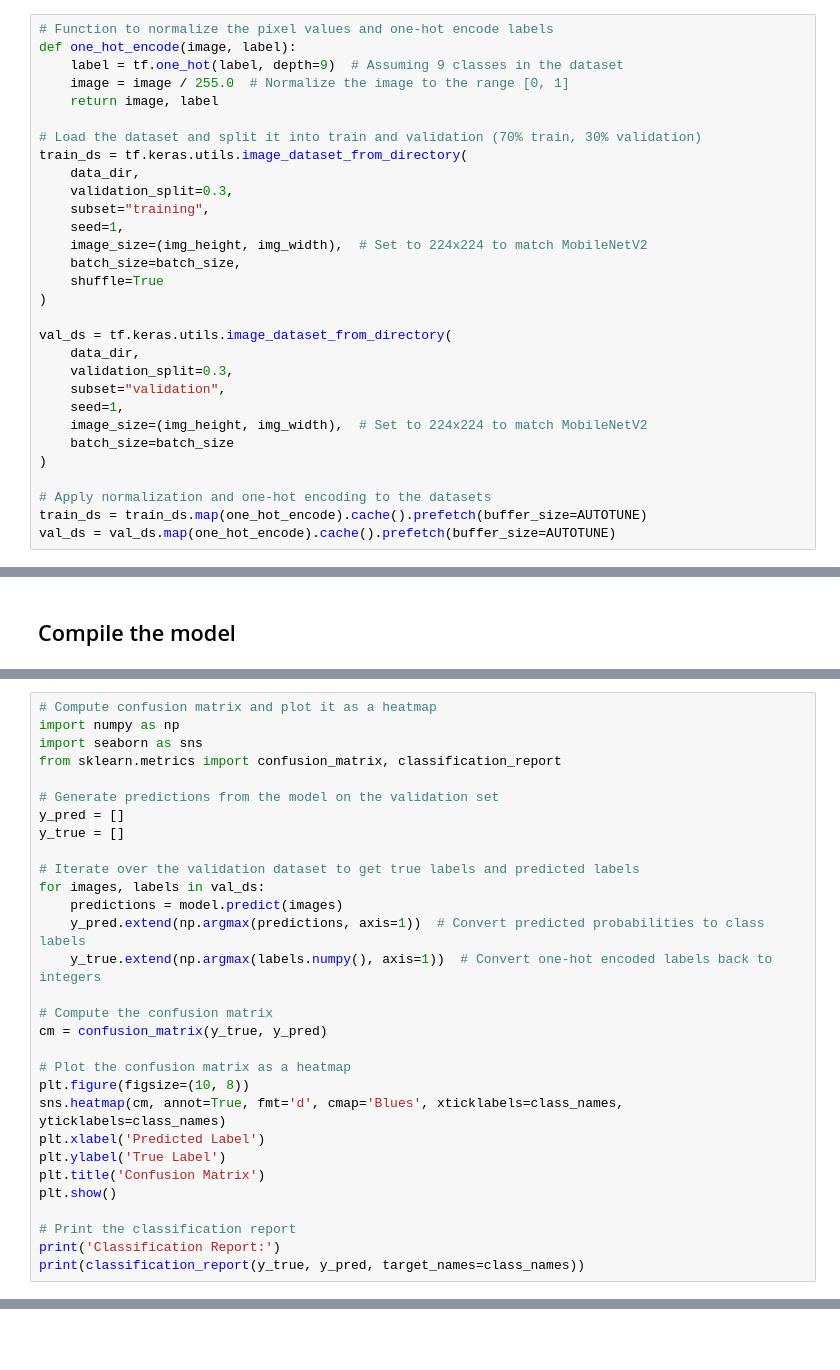
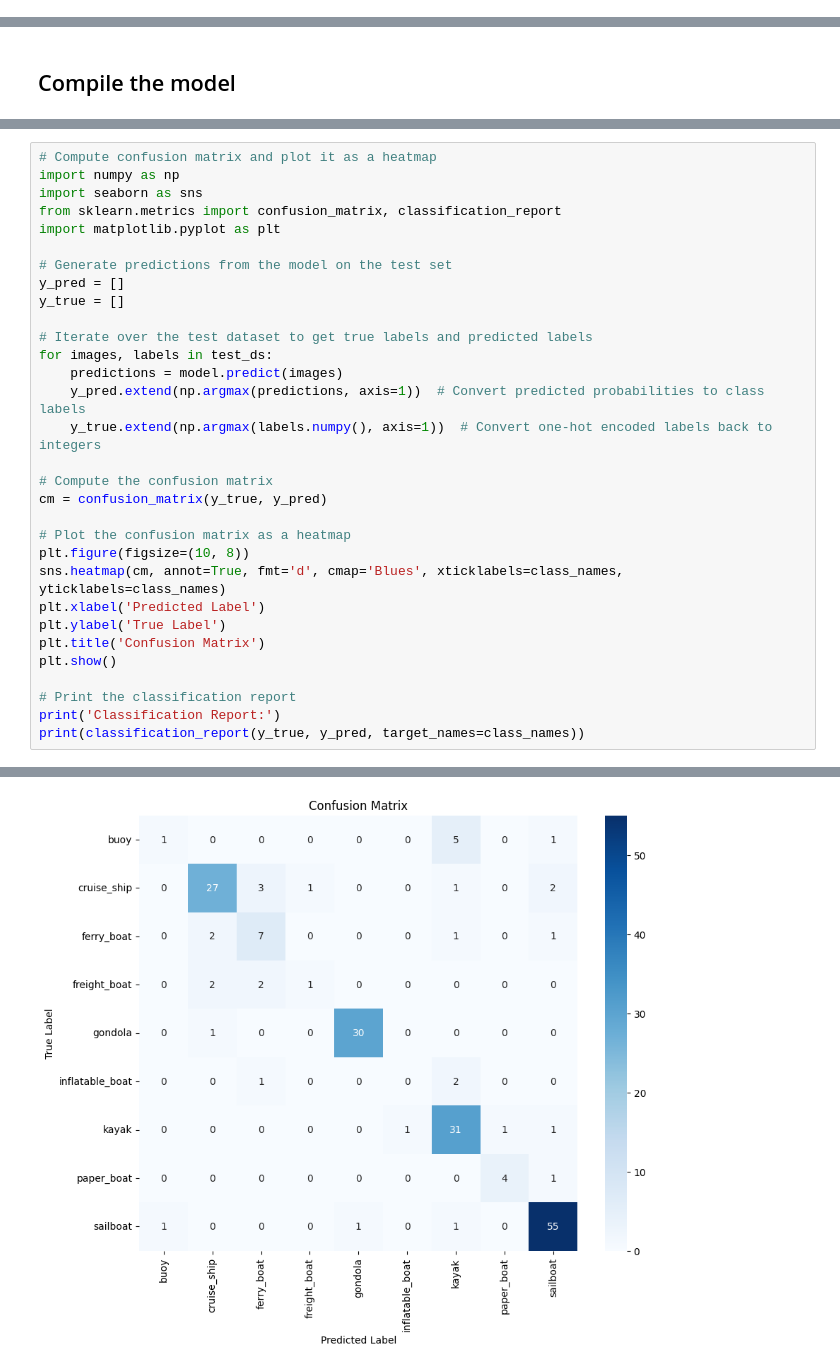
Before and after one commit to OsorioEL/BoatClassification_CNN_and_TransferLearning_Project, a Jupyter notebook: BoatClassification_CNN_TransferLearning.ipynb, the cells around one changed output, grey strips where cells are left out. Saved outputs shown, nothing was run; the diff lists cells and outputs as text; blank space fills up the shorter version.

Commit message:
Rework to split validation further into testing set and summary of results plus addition of a conclusion, bottom line between the two models

```diff
--- a/BoatClassification_CNN_TransferLearning.ipynb
+++ b/BoatClassification_CNN_TransferLearning.ipynb
@@ -568,33 +514,3 @@ data_dir = os.path.join(os.getcwd(), 'Automating_Port_Operations_dataset')
-# %%
-# Function to normalize the pixel values and one-hot encode labels
-def one_hot_encode(image, label):
-    label = tf.one_hot(label, depth=9)  # Assuming 9 classes in the dataset
-    image = image / 255.0  # Normalize the image to the range [0, 1]
-    return image, label
-
-# Load the dataset and split it into train and validation (70% train, 30% validation)
-train_ds = tf.keras.utils.image_dataset_from_directory(
-    data_dir,
-    validation_split=0.3,
-    subset="training",
-    seed=1,
-    image_size=(img_height, img_width),  # Set to 224x224 to match MobileNetV2
-    batch_size=batch_size,
-    shuffle=True
-)
-
-val_ds = tf.keras.utils.image_dataset_from_directory(
-    data_dir,
-    validation_split=0.3,
-    subset="validation",
-    seed=1,
-    image_size=(img_height, img_width),  # Set to 224x224 to match MobileNetV2
-    batch_size=batch_size
-)
-
-# Apply normalization and one-hot encoding to the datasets
-train_ds = train_ds.map(one_hot_encode).cache().prefetch(buffer_size=AUTOTUNE)
-val_ds = val_ds.map(one_hot_encode).cache().prefetch(buffer_size=AUTOTUNE)
 # %% [markdown]
 ## Building the CNN with Transfer Learning Using MobileNetV2
 # %%
@@ -686,13 +637,14 @@ plt.show()
 import numpy as np
 import seaborn as sns
 from sklearn.metrics import confusion_matrix, classification_report
+import matplotlib.pyplot as plt
 
-# Generate predictions from the model on the validation set
+# Generate predictions from the model on the test set
 y_pred = []
 y_true = []
 
-# Iterate over the validation dataset to get true labels and predicted labels
-for images, labels in val_ds:
+# Iterate over the test dataset to get true labels and predicted labels
+for images, labels in test_ds:
     predictions = model.predict(images)
     y_pred.extend(np.argmax(predictions, axis=1))  # Convert predicted probabilities to class labels
     y_true.extend(np.argmax(labels.numpy(), axis=1))  # Convert one-hot encoded labels back to integers
@@ -711,3 +663,4 @@ plt.show()
 # Print the classification report
 print('Classification Report:')
 print(classification_report(y_true, y_pred, target_names=class_names))
+# %% [output]
@@ -713,0 +675 @@ print(classification_report(y_true, y_pred, target_names=class_names))
+[figure, added]
```
Also changed, not shown: parts of 18 cells of this notebook.
